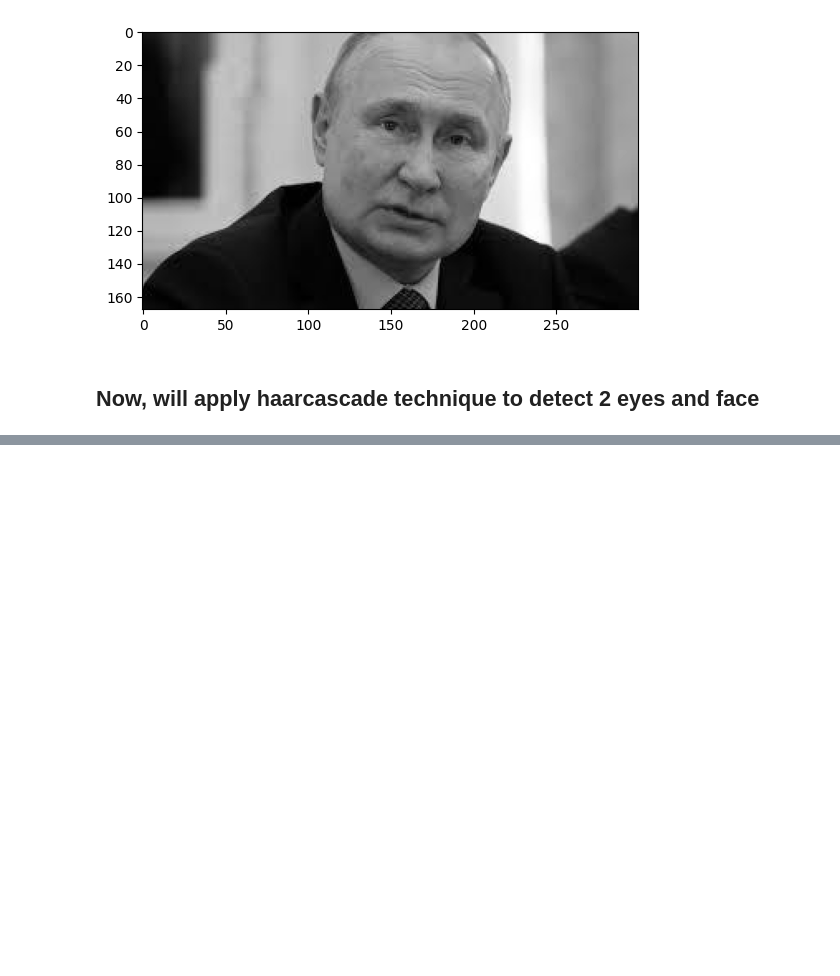
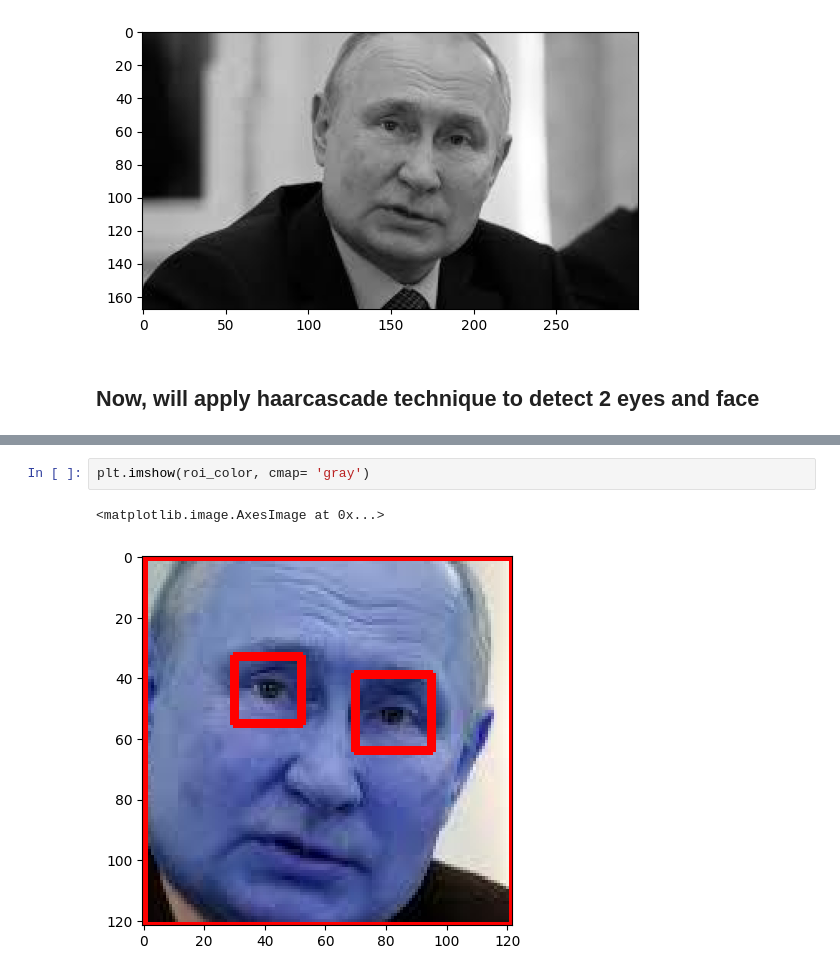
Before and after one commit to SachinMishra-ux/Image_Classification, a Jupyter notebook: model/Image_classification.ipynb, the cells around one changed output, grey strips where cells are left out. Cells and saved outputs as stored; diff of their text form; blank space fills up the shorter version.

```diff
--- a/model/Image_classification.ipynb
+++ b/model/Image_classification.ipynb
@@ -41,0 +76,5 @@ plt.imshow(gray, cmap= 'gray')
+# %%
+plt.imshow(roi_color, cmap= 'gray')
+# %% [output]
+<matplotlib.image.AxesImage at 0x...>
+[figure, added]
```
Also changed, not shown: parts of 7 cells of this notebook, 1 other file.
